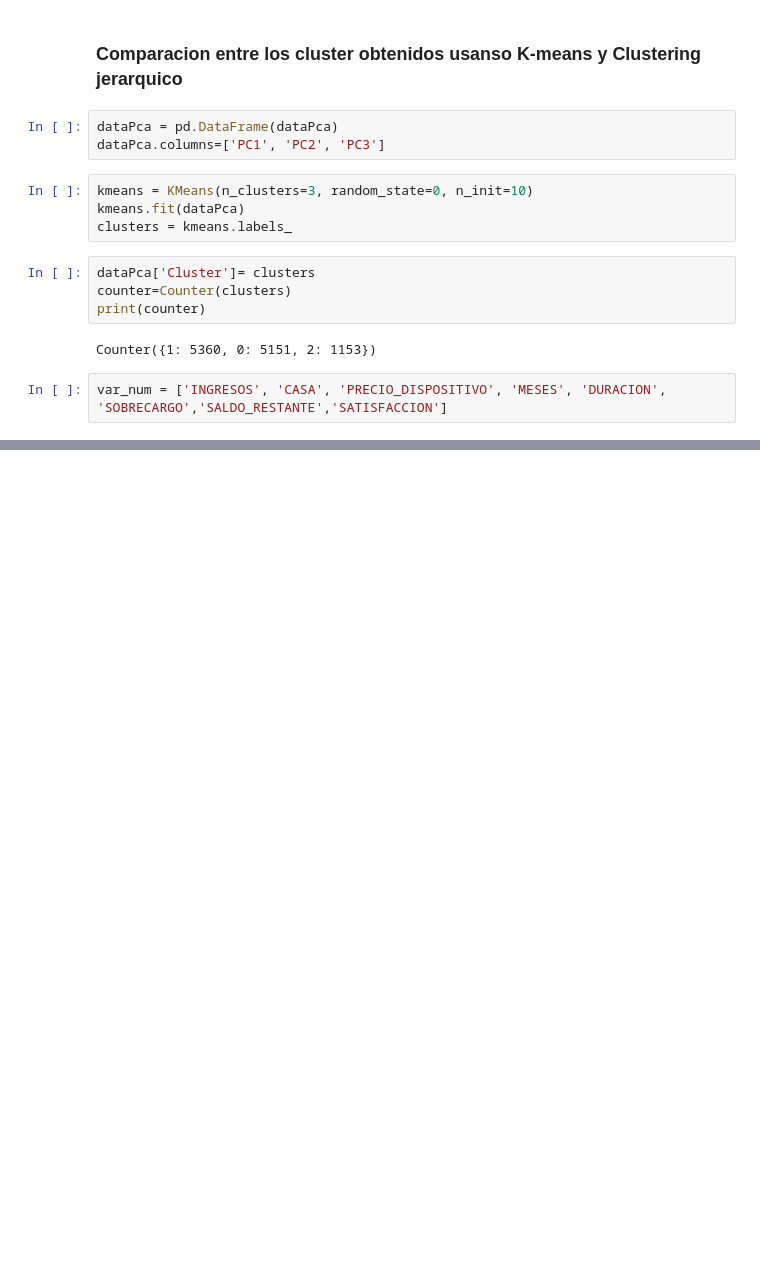
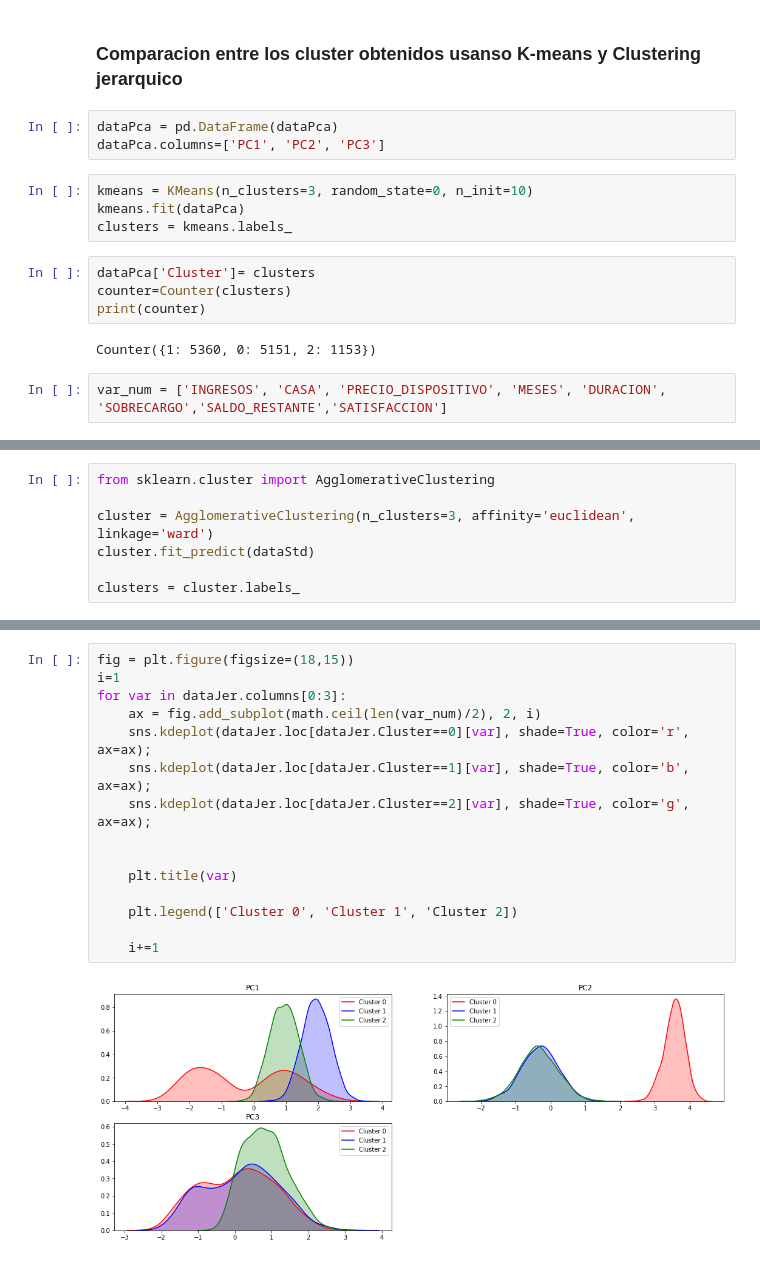
Before and after one commit to Jaiver2012/FinalAnalitica, a Jupyter notebook: Untitled.ipynb, the cells around one changed output, grey strips where cells are left out. Drawn from its saved outputs; the diff is of its cells as text; blank space fills up the shorter version.

```diff
--- a/Untitled.ipynb
+++ b/Untitled.ipynb
@@ -701,0 +765,7 @@ for var in dataPca.columns[0:3]:
+# %%
+from sklearn.cluster import AgglomerativeClustering
+
+cluster = AgglomerativeClustering(n_clusters=3, affinity='euclidean', linkage='ward')
+cluster.fit_predict(dataStd)
+
+clusters = cluster.labels_
@@ -701,0 +785,17 @@ for var in dataPca.columns[0:3]:
+# %%
+fig = plt.figure(figsize=(18,15))
+i=1
+for var in dataJer.columns[0:3]:
+    ax = fig.add_subplot(math.ceil(len(var_num)/2), 2, i)
+    sns.kdeplot(dataJer.loc[dataJer.Cluster==0][var], shade=True, color='r', ax=ax);
+    sns.kdeplot(dataJer.loc[dataJer.Cluster==1][var], shade=True, color='b', ax=ax);
+    sns.kdeplot(dataJer.loc[dataJer.Cluster==2][var], shade=True, color='g', ax=ax);
+
+
+    plt.title(var)
+
+    plt.legend(['Cluster 0', 'Cluster 1', 'Cluster 2])
+
+    i+=1
+# %% [output]
+[figure, added]
```
Also changed, not shown: parts of 14 cells of this notebook.
